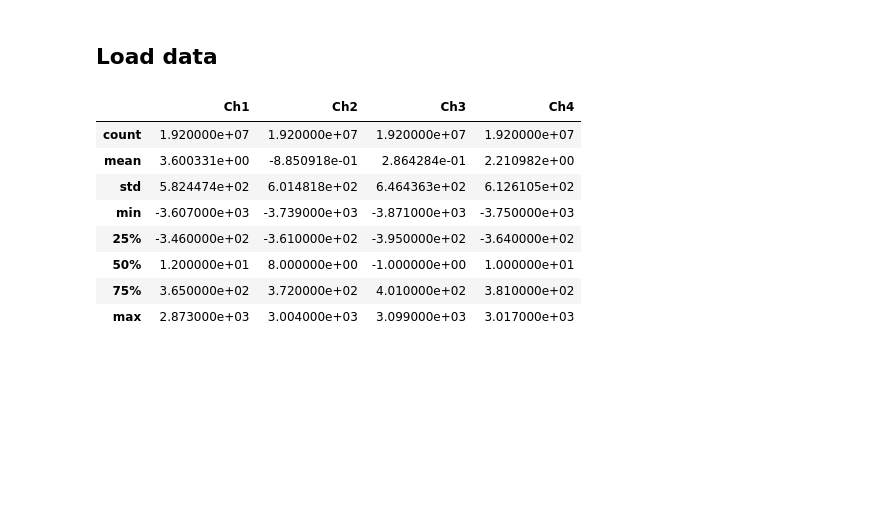
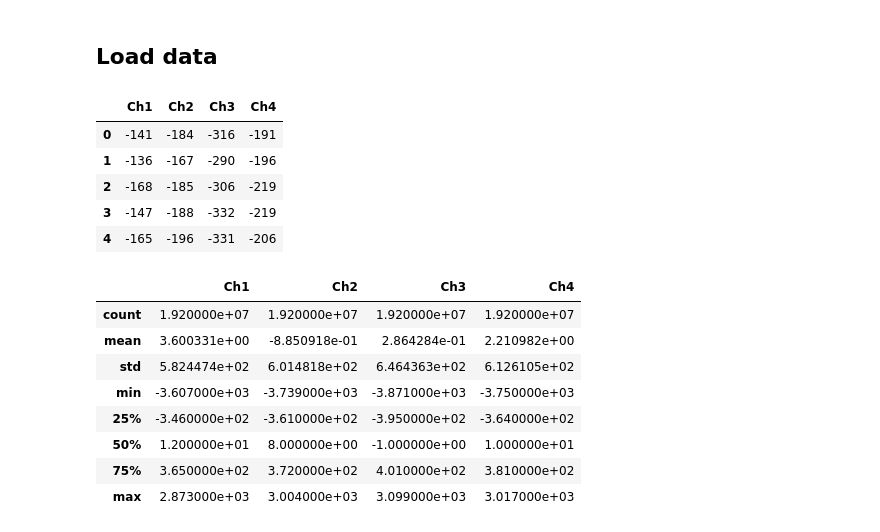
Before and after one commit to luciagrandegon/Neural-Data-Science-2026-Ex1, a Jupyter notebook: notebooks/CodingLab1.ipynb, the cells around one changed output. Cells and saved outputs as stored; diff of their text form; code cells hidden in the pictures; blank space fills up the shorter version.

```diff
--- a/notebooks/CodingLab1.ipynb
+++ b/notebooks/CodingLab1.ipynb
@@ -84,3 +88,12 @@ x = pd.read_csv("../data/nds_cl_1.csv", header=0, names=cols)
+# %%
+x.head()
+# %% [output]
+|  | Ch1 | Ch2 | Ch3 | Ch4 |
+| 0 | -141 | -184 | -316 | -191 |
+| 1 | -136 | -167 | -290 | -196 |
+| 2 | -168 | -185 | -306 | -219 |
+| 3 | -147 | -188 | -332 | -219 |
+| 4 | -165 | -196 | -331 | -206 |
 # %%
 x.describe()
 # %% [output]
```
Also changed, not shown: parts of 5 cells of this notebook.
